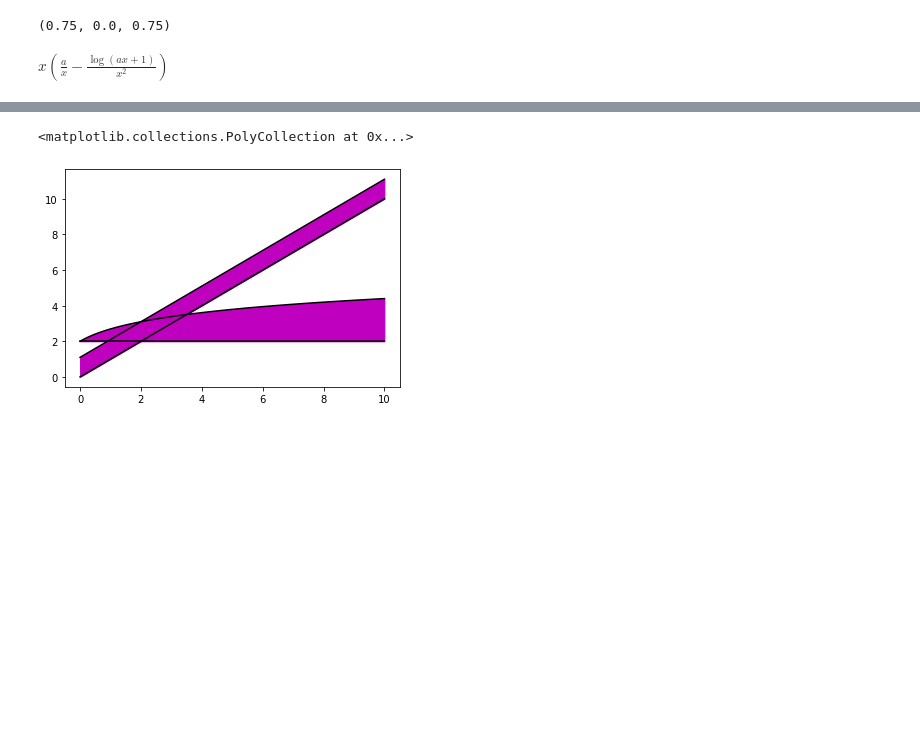
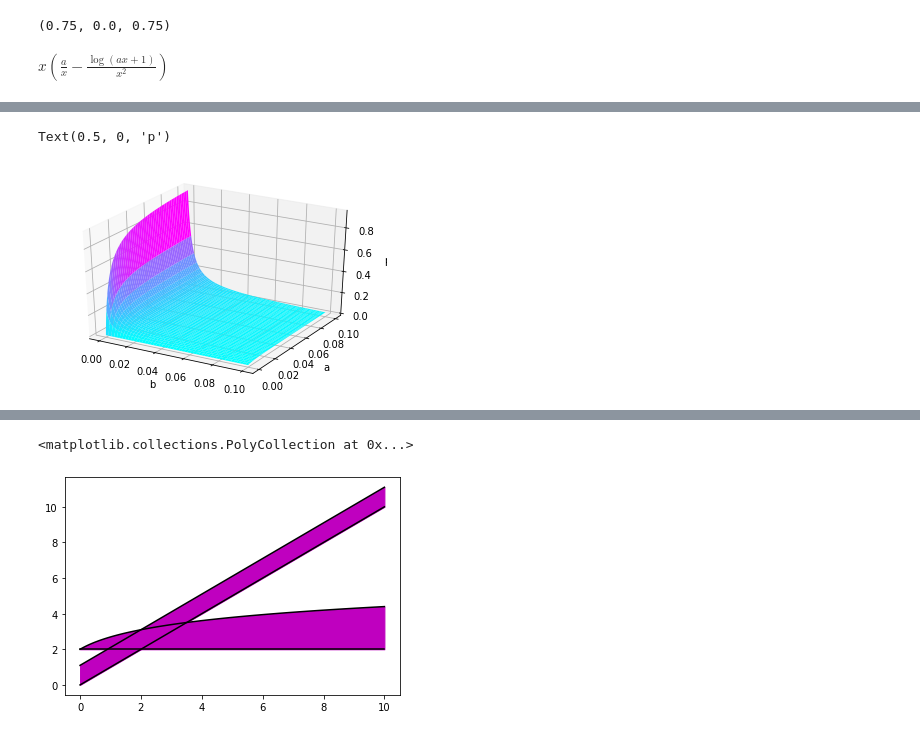
Before and after one commit to SchardtS/Cell-Differentiation, a Jupyter notebook: Testing Ground.ipynb, the cells around one changed output, grey strips where cells are left out. Cells and saved outputs as stored; diff of their text form; code cells hidden in the pictures; blank space fills up the shorter version.

```diff
--- a/Testing Ground.ipynb
+++ b/Testing Ground.ipynb
@@ -89,0 +86,20 @@ plt.plot(a, p_B(2), 'm')
+# %%
+import numpy as np
+from mpl_toolkits.mplot3d import Axes3D
+import matplotlib.pyplot as plt
+import random
+
+def fun(x, y):
+    return x**2 + y
+
+fig = plt.figure()
+ax = fig.add_subplot(111, projection='3d')
+
+ax.plot_surface(B, A, p2, cmap='cool')
+
+ax.set_xlabel('b')
+ax.set_ylabel('a')
+ax.set_zlabel('p')
+# %% [output]
+Text(0.5, 0, 'p')
+[figure, added]
```
Also changed, not shown: parts of 11 cells of this notebook, 14 other files.
